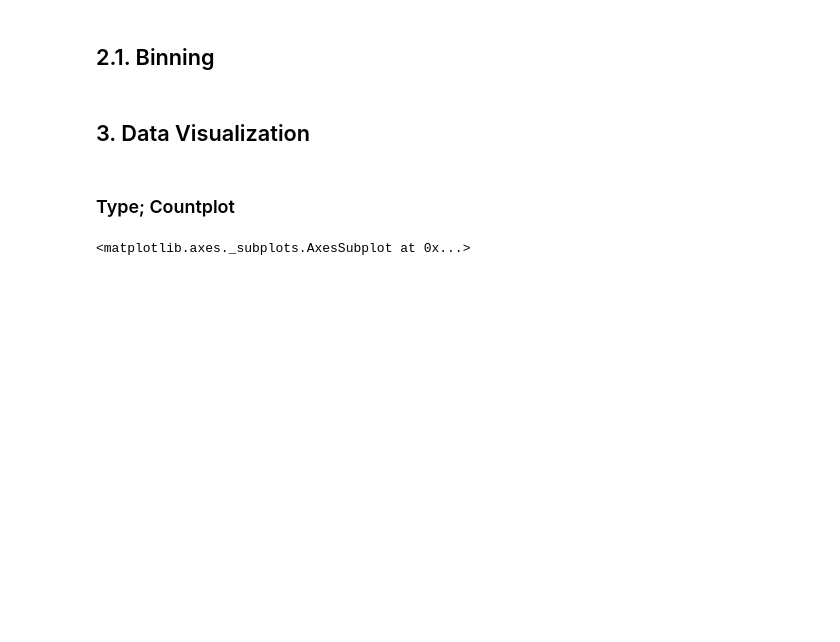
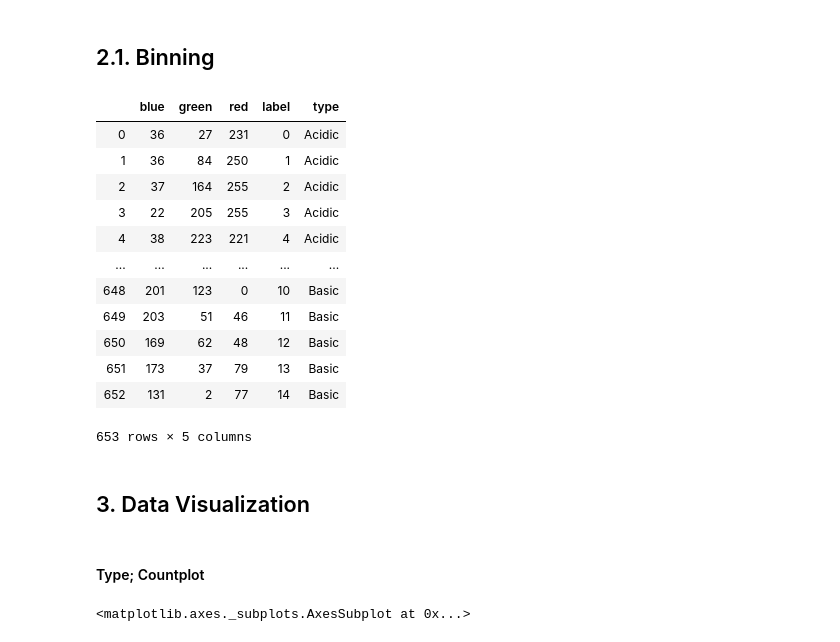
Before and after one commit to akshaynayanravi/ph_recognition, a Jupyter notebook: ph_recognition.ipynb, the cells around one changed output. Drawn from its saved outputs; the diff is of its cells as text; code cells hidden in the pictures; blank space fills up the shorter version.

```diff
--- a/ph_recognition.ipynb
+++ b/ph_recognition.ipynb
@@ -107,12 +106,27 @@ data_raw.describe(include = 'all')
 # %%
 #Binning Label Variable into Acid or Base
 bins = [-1, 6, 7, 14]
 labels = ['Acidic', 'Neutral', 'Basic']
 data_raw['type'] = pd.cut(data_raw['label'], bins, labels=labels)
+data_raw
+# %% [output]
+|  | blue | green | red | label | type |
+| 0 | 36 | 27 | 231 | 0 | Acidic |
+| 1 | 36 | 84 | 250 | 1 | Acidic |
+| 2 | 37 | 164 | 255 | 2 | Acidic |
+| 3 | 22 | 205 | 255 | 3 | Acidic |
+| 4 | 38 | 223 | 221 | 4 | Acidic |
+| ... | ... | ... | ... | ... | ... |
+| 648 | 201 | 123 | 0 | 10 | Basic |
+| 649 | 203 | 51 | 46 | 11 | Basic |
+| 650 | 169 | 62 | 48 | 12 | Basic |
+| 651 | 173 | 37 | 79 | 13 | Basic |
+| 652 | 131 | 2 | 77 | 14 | Basic |
+653 rows × 5 columns
 # %% [markdown]
 ## 3. Data Visualization
 # %% [markdown]
-### Type; Countplot
+#### Type; Countplot
 # %%
 #Countplot for Type
 sns.countplot(x=data_raw['type'])
```
Also changed, not shown: parts of 54 cells of this notebook.
